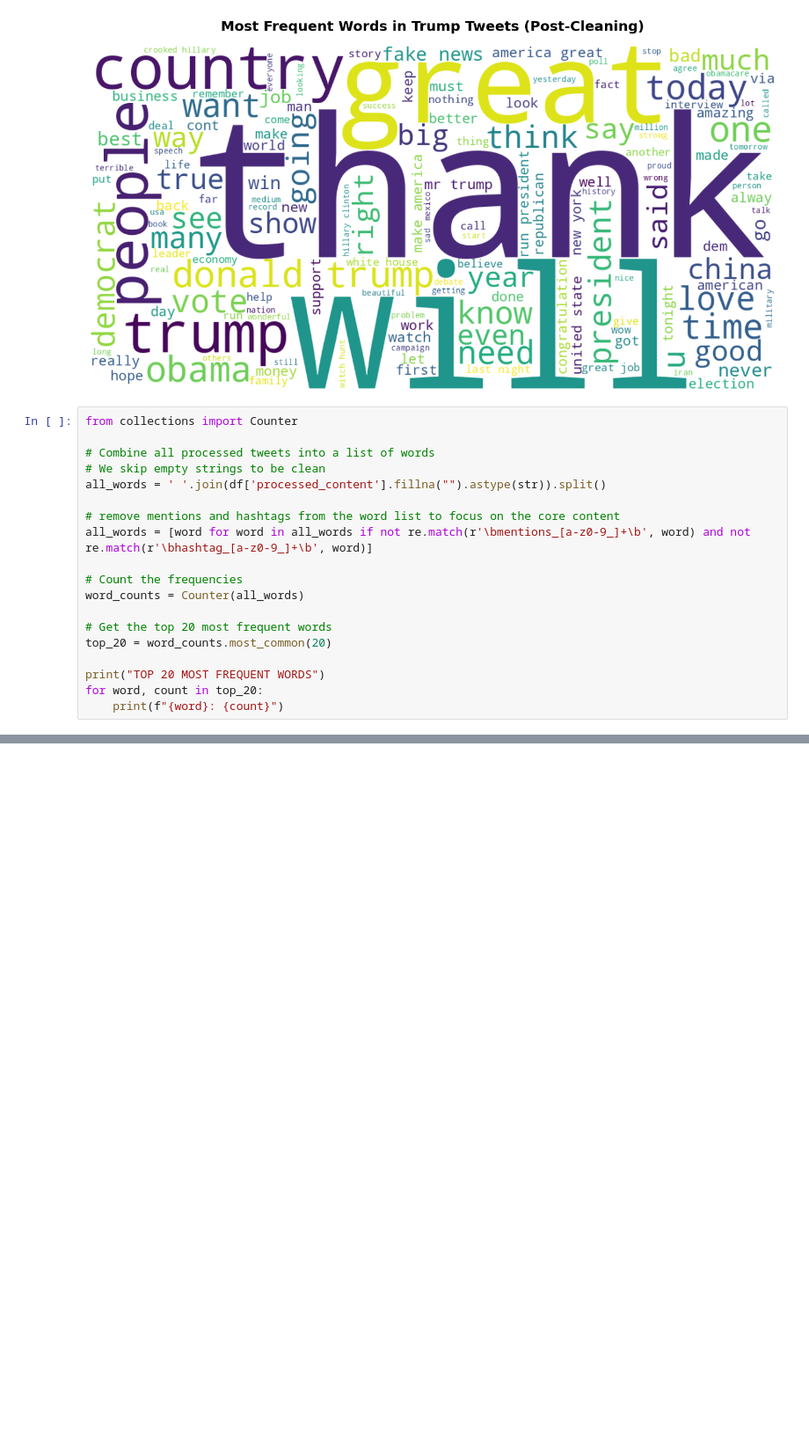
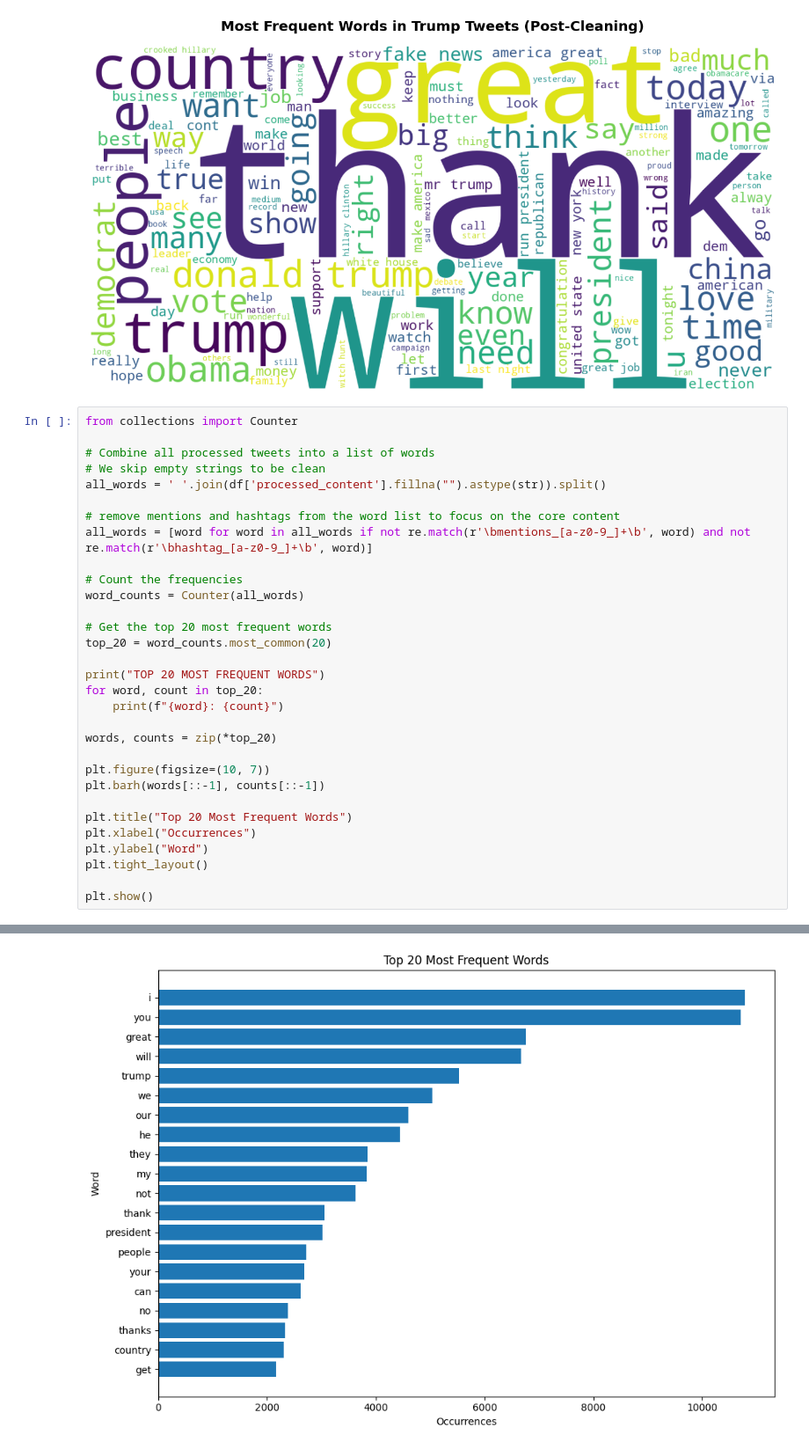
Before and after one commit to xalixja/social-media-engagement-prediction, a Jupyter notebook: notebooks/02_preprocessing.ipynb, the cells around one changed output, grey strips where cells are left out. Shown at 88% size. Drawn from its saved outputs; the diff is of its cells as text; blank space fills up the shorter version.

Commit message:
complete documentation with saved images of all the plots

```diff
--- a/notebooks/02_preprocessing.ipynb
+++ b/notebooks/02_preprocessing.ipynb
@@ -270,30 +270,43 @@ all_words = ' '.join(df['processed_content'].fillna("").astype(str)).split()
 # remove mentions and hashtags from the word list to focus on the core content
 all_words = [word for word in all_words if not re.match(r'\bmentions_[a-z0-9_]+\b', word) and not re.match(r'\bhashtag_[a-z0-9_]+\b', word)]
 
 # Count the frequencies
 word_counts = Counter(all_words)
 
 # Get the top 20 most frequent words
 top_20 = word_counts.most_common(20)
 
 print("TOP 20 MOST FREQUENT WORDS")
 for word, count in top_20:
     print(f"{word}: {count}")
+
+words, counts = zip(*top_20)
+
+plt.figure(figsize=(10, 7))
+plt.barh(words[::-1], counts[::-1])
+
+plt.title("Top 20 Most Frequent Words")
+plt.xlabel("Occurrences")
+plt.ylabel("Word")
+plt.tight_layout()
+
+plt.show()
 # %% [output]
 TOP 20 MOST FREQUENT WORDS
 i: 10794
 you: 10715
 great: 6763
 will: 6678
 trump: 5533
 we: 5034
 our: 4597
 he: 4451
 they: 3848
 my: 3835
 not: 3634
 ... (5 lines left out)
 no: 2382
 thanks: 2333
 country: 2314
 get: 2160
+[figure, added]
```
Also changed, not shown: 41 other files.
